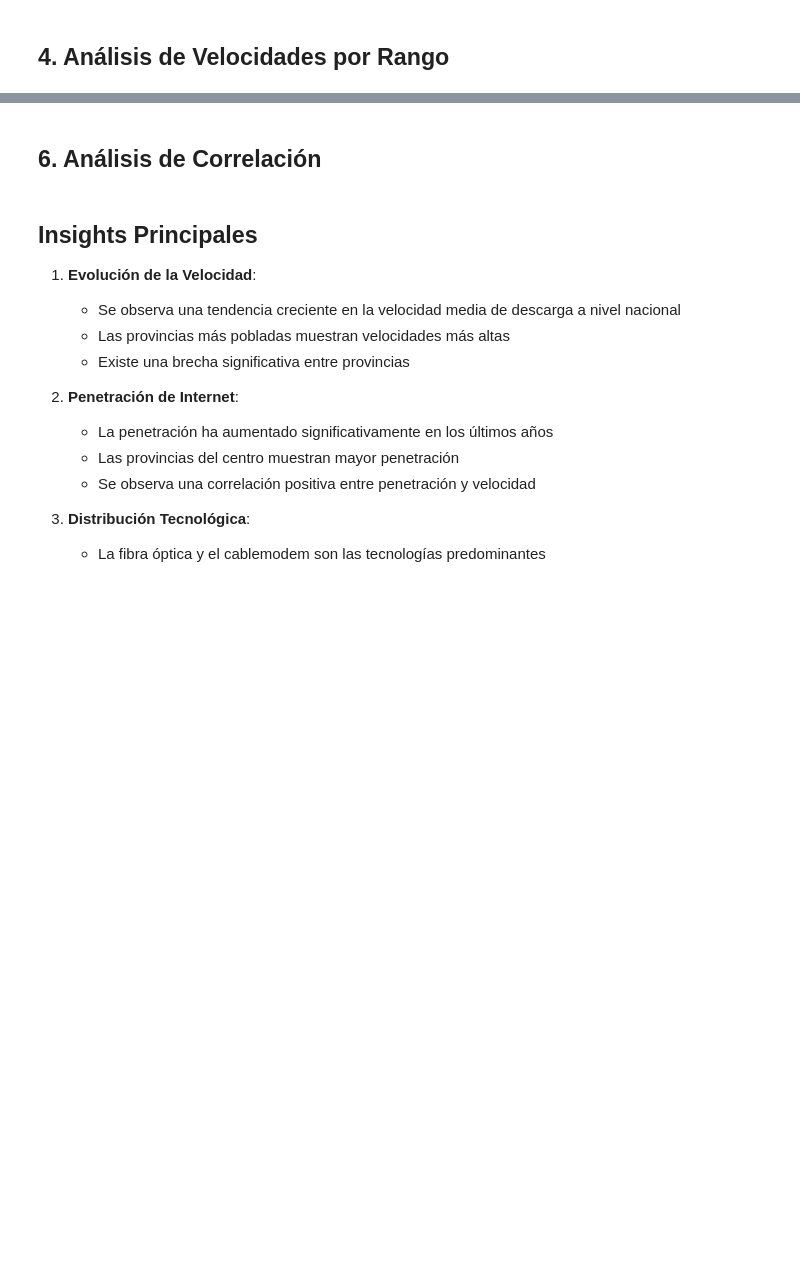
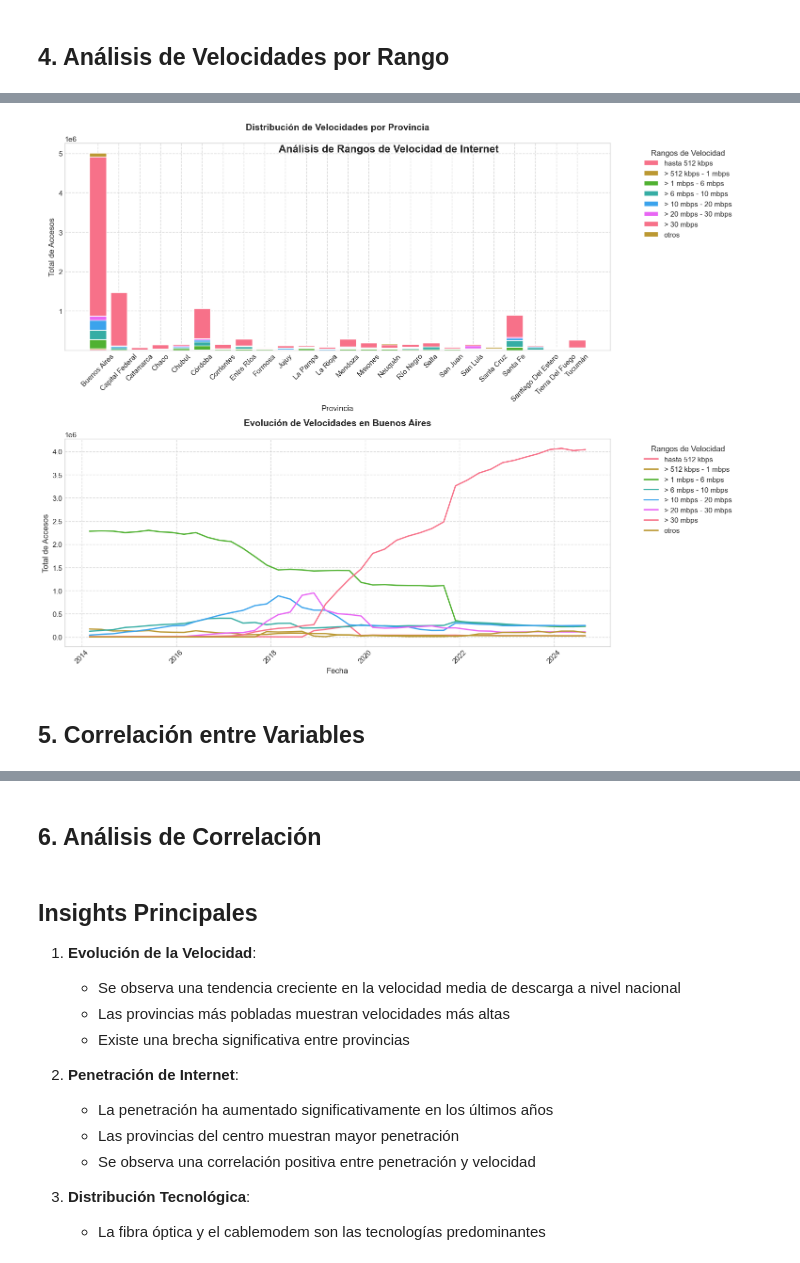
Before and after one commit to JuliaGastellu/dashboard-conectividad-ENACOM, a Jupyter notebook: notebooks/EDA.ipynb, the cells around one changed output, grey strips where cells are left out. Cells and saved outputs as stored; diff of their text form; code cells hidden in the pictures; blank space fills up the shorter version.

```diff
--- a/notebooks/EDA.ipynb
+++ b/notebooks/EDA.ipynb
@@ -335,0 +393,69 @@ fig.show()
+# %%
+# Crear figura con subplots
+fig, (ax1, ax2) = plt.subplots(2, 1, figsize=(15, 12))
+
+# Gráfico 1: Distribución actual por provincia
+df_velocidad = datasets['Internet Accesos Velocidad Rango Provincias']
+ultimo_periodo = df_velocidad['fecha'].max()
+datos_ultimo_periodo = df_velocidad.loc[
+    df_velocidad['fecha'] == ultimo_periodo
+]
+
+# Preparar datos para el gráfico de barras apiladas
+rangos = ['hasta_512_kbps', '+_512_kbps_-_1_mbps', '+_1_mbps_-_6_mbps',
+          '+_6_mbps_-_10_mbps', '+_10_mbps_-_20_mbps', '+_20_mbps_-_30_mbps',
+          '+_30_mbps', 'otros']
+
+# Crear el gráfico de barras apiladas
+bottom = np.zeros(len(datos_ultimo_periodo))
+for rango in rangos:
+    ax1.bar(datos_ultimo_periodo['provincia'],
+            datos_ultimo_periodo[rango],
+            bottom=bottom,
+            label=rango.replace('_', ' ').replace('+', '>'))
+    bottom += datos_ultimo_periodo[rango]
+
+# Personalizar el primer gráfico
+ax1.set_title('Distribución de Velocidades por Provincia',
+              fontsize=14, pad=20, fontweight='bold')
+ax1.set_xlabel('Provincia', fontsize=12)
+ax1.set_ylabel('Total de Accesos', fontsize=12)
+ax1.tick_params(axis='x', rotation=45)
+ax1.grid(True, linestyle='--', alpha=0.7)
+ax1.legend(bbox_to_anchor=(1.05, 1), loc='upper left', title='Rangos de Velocidad')
+
+# Gráfico 2: Evolución temporal para una provincia
+provincia = datos_ultimo_periodo['provincia'].iloc[0]
+datos_provincia = df_velocidad.loc[
+    df_velocidad['provincia'] == provincia
+]
+
+# Crear el gráfico de líneas
+for rango in rangos:
+    ax2.plot(datos_provincia['fecha'],
+             datos_provincia[rango],
+             label=rango.replace('_', ' ').replace('+', '>'),
+             linewidth=2)
+
+# Personalizar el segundo gráfico
+ax2.set_title(f'Evolución de Velocidades en {provincia}',
+              fontsize=14, pad=20, fontweight='bold')
+ax2.set_xlabel('Fecha', fontsize=12)
+ax2.set_ylabel('Total de Accesos', fontsize=12)
+ax2.tick_params(axis='x', rotation=45)
+ax2.grid(True, linestyle='--', alpha=0.7)
+ax2.legend(bbox_to_anchor=(1.05, 1), loc='upper left', title='Rangos de Velocidad')
+
+# Ajustar el diseño
+plt.tight_layout()
+
+# Agregar un título general
+fig.suptitle('Análisis de Rangos de Velocidad de Internet',
+             fontsize=16, fontweight='bold', y=0.95)
+
+# Mostrar el gráfico
+plt.show()
+# %% [output]
+[figure, added]
+# %% [markdown]
+## 5. Correlación entre Variables
```
Also changed, not shown: parts of 18 cells of this notebook, 1 other file.
